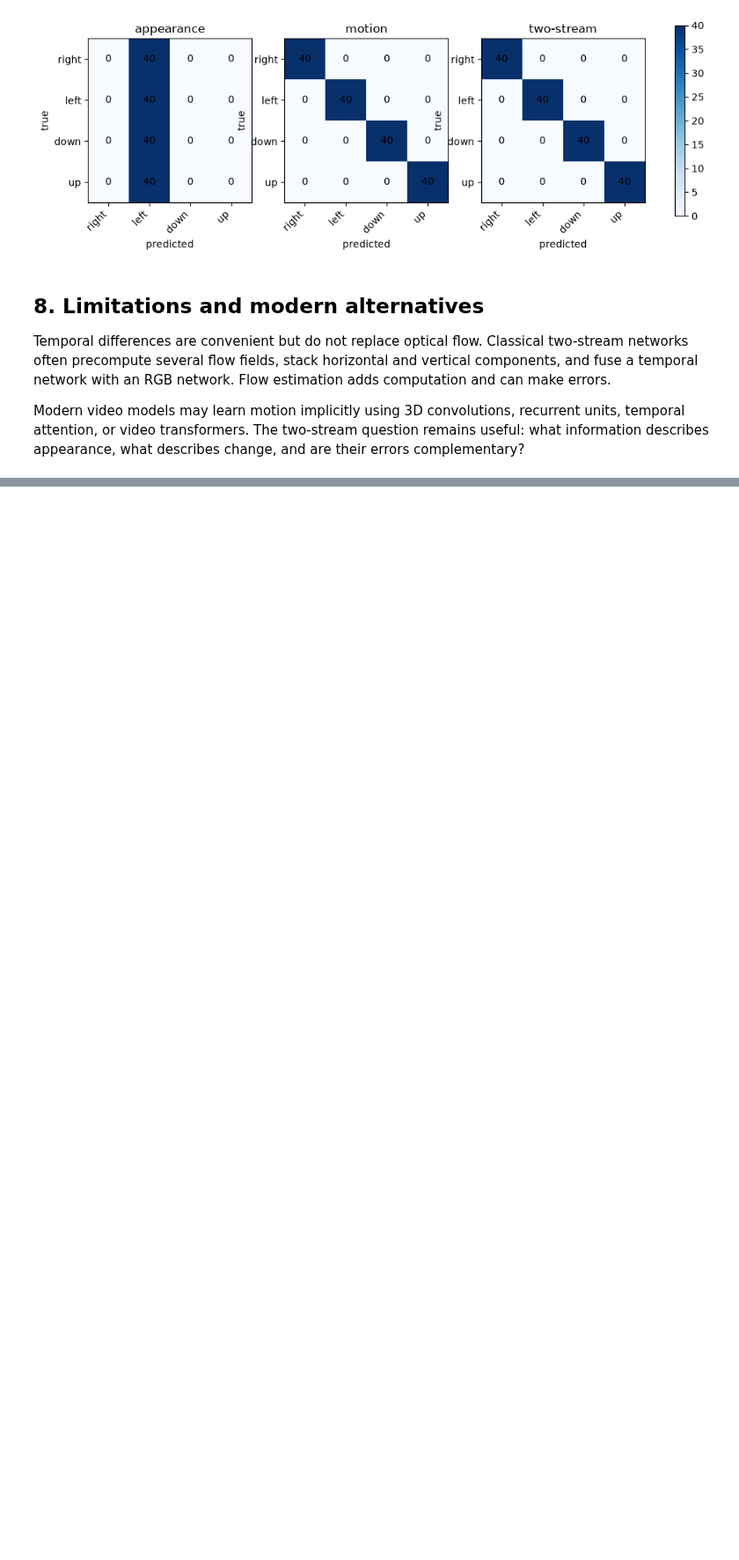
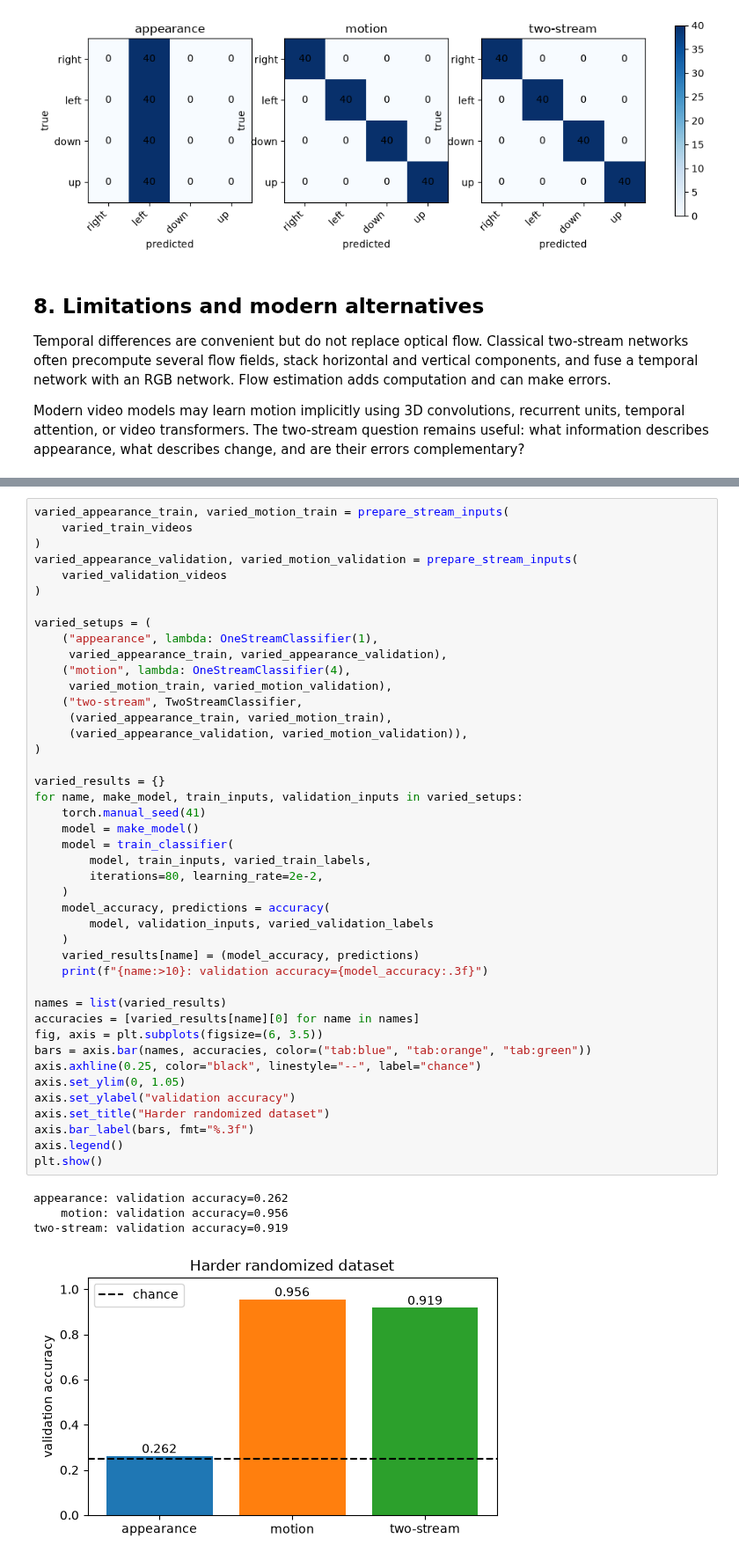
Before and after one commit to Maxstef/cs231n-practice, a Jupyter notebook: notebooks/47_motion_representations_and_two_stream_networks.ipynb, the cells around one changed output, grey strips where cells are left out. Shown at 88% size. Drawn from its saved outputs; the diff is of its cells as text; blank space fills up the shorter version.

```diff
--- a/notebooks/47_motion_representations_and_two_stream_networks.ipynb
+++ b/notebooks/47_motion_representations_and_two_stream_networks.ipynb
@@ -366,0 +412,48 @@ Modern video models may learn motion implicitly using 3D convolutions, recurrent
+# %%
+varied_appearance_train, varied_motion_train = prepare_stream_inputs(
+    varied_train_videos
+)
+varied_appearance_validation, varied_motion_validation = prepare_stream_inputs(
+    varied_validation_videos
+)
+
+varied_setups = (
+    ("appearance", lambda: OneStreamClassifier(1),
+     varied_appearance_train, varied_appearance_validation),
+    ("motion", lambda: OneStreamClassifier(4),
+     varied_motion_train, varied_motion_validation),
+    ("two-stream", TwoStreamClassifier,
+     (varied_appearance_train, varied_motion_train),
+     (varied_appearance_validation, varied_motion_validation)),
+)
+
+varied_results = {}
+for name, make_model, train_inputs, validation_inputs in varied_setups:
+    torch.manual_seed(41)
+    model = make_model()
+    model = train_classifier(
+        model, train_inputs, varied_train_labels,
+        iterations=80, learning_rate=2e-2,
+    )
+    model_accuracy, predictions = accuracy(
+        model, validation_inputs, varied_validation_labels
+    )
+    varied_results[name] = (model_accuracy, predictions)
+    print(f"{name:>10}: validation accuracy={model_accuracy:.3f}")
+
+names = list(varied_results)
+accuracies = [varied_results[name][0] for name in names]
+fig, axis = plt.subplots(figsize=(6, 3.5))
+bars = axis.bar(names, accuracies, color=("tab:blue", "tab:orange", "tab:green"))
+axis.axhline(0.25, color="black", linestyle="--", label="chance")
+axis.set_ylim(0, 1.05)
+axis.set_ylabel("validation accuracy")
+axis.set_title("Harder randomized dataset")
+axis.bar_label(bars, fmt="%.3f")
+axis.legend()
+plt.show()
+# %% [output]
+appearance: validation accuracy=0.262
+    motion: validation accuracy=0.956
+two-stream: validation accuracy=0.919
+[figure, added]
```
Also changed, not shown: parts of 7 cells of this notebook.
